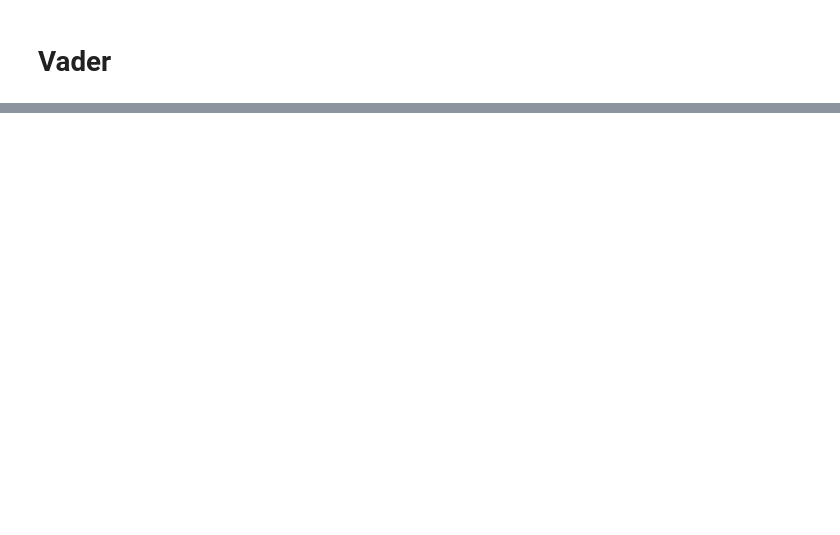
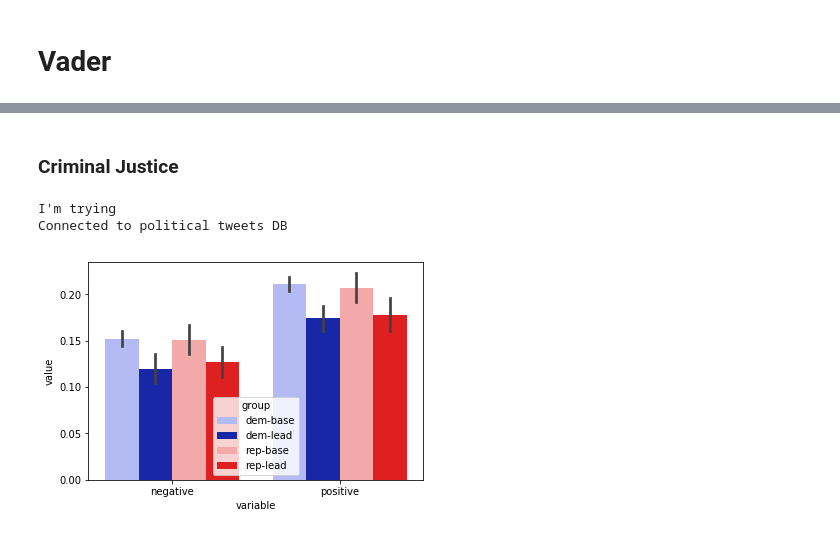
Before and after one commit to cherdeman/political_tweets_spr19, a Jupyter notebook: analysis/Vader Prelim.ipynb, the cells around one changed output, grey strips where cells are left out. Saved outputs shown, nothing was run; the diff lists cells and outputs as text; code cells hidden in the pictures; blank space fills up the shorter version.

```diff
--- a/analysis/Vader Prelim.ipynb
+++ b/analysis/Vader Prelim.ipynb
@@ -145,0 +101,8 @@ results_to_plot
+# %% [markdown]
+### Criminal Justice
+# %%
+cj = run_vader("criminal_justice")
+# %% [output]
+I'm trying
+Connected to political tweets DB
+[figure, added]
```
Also changed, not shown: parts of 86 cells of this notebook, 2 other files.
